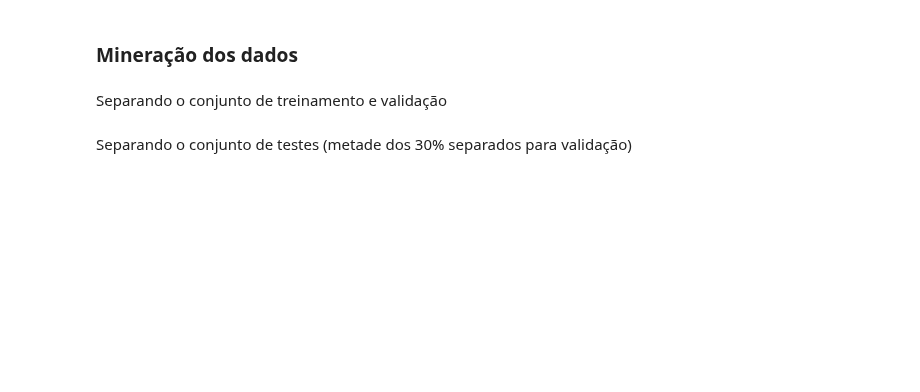
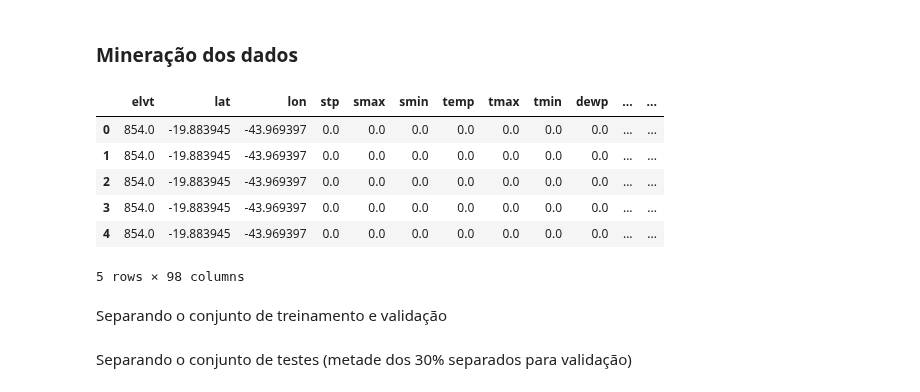
Before and after one commit to dedeco/bigclima-project, a Jupyter notebook: notebooks/graphs-zarate-nn.ipynb, the cells around one changed output. Cells and saved outputs as stored; diff of their text form; code cells hidden in the pictures; blank space fills up the shorter version.

```diff
--- a/notebooks/graphs-zarate-nn.ipynb
+++ b/notebooks/graphs-zarate-nn.ipynb
@@ -369,0 +257,8 @@ dfm
+# %%
+dfm = dfm.reset_index(drop=True)
+# %%
+REMOVE = ['wsid','yr', 'mo', 'da', 'hr']
+#REMOVE = ['mdct']
+
+for v in REMOVE:
+    dfm = dfm.drop(v,1)
@@ -369,0 +289,2 @@ dfm
+# %%
+dfm = dfm.dropna()
@@ -378,9 +301,19 @@ from sklearn.model_selection import train_test_split
 # %%
 target = 'prcp'
 # %%
-X = dfm[[col for col in dfm.columns if col != 'target']]
+X = dfm[[col for col in dfm.columns if col != target]]
 # %%
 y = dfm['prcp']
+# %%
+X.head(5)
+# %% [output]
+|  | elvt | lat | lon | stp | smax | smin | temp | tmax | tmin | dewp | ... | ... |
+| 0 | 854.0 | -19.883945 | -43.969397 | 0.0 | 0.0 | 0.0 | 0.0 | 0.0 | 0.0 | 0.0 | ... | ... |
+| 1 | 854.0 | -19.883945 | -43.969397 | 0.0 | 0.0 | 0.0 | 0.0 | 0.0 | 0.0 | 0.0 | ... | ... |
+| 2 | 854.0 | -19.883945 | -43.969397 | 0.0 | 0.0 | 0.0 | 0.0 | 0.0 | 0.0 | 0.0 | ... | ... |
+| 3 | 854.0 | -19.883945 | -43.969397 | 0.0 | 0.0 | 0.0 | 0.0 | 0.0 | 0.0 | 0.0 | ... | ... |
+| 4 | 854.0 | -19.883945 | -43.969397 | 0.0 | 0.0 | 0.0 | 0.0 | 0.0 | 0.0 | 0.0 | ... | ... |
+5 rows × 98 columns
 # %% [markdown]
 <p>Separando o conjunto de treinamento e validação</p>
 # %%
```
Also changed, not shown: parts of 29 cells of this notebook, 58 other files.
